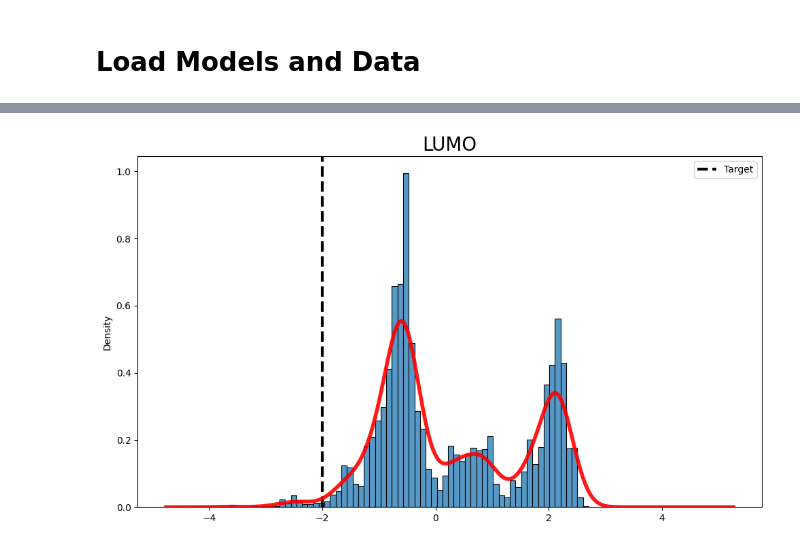
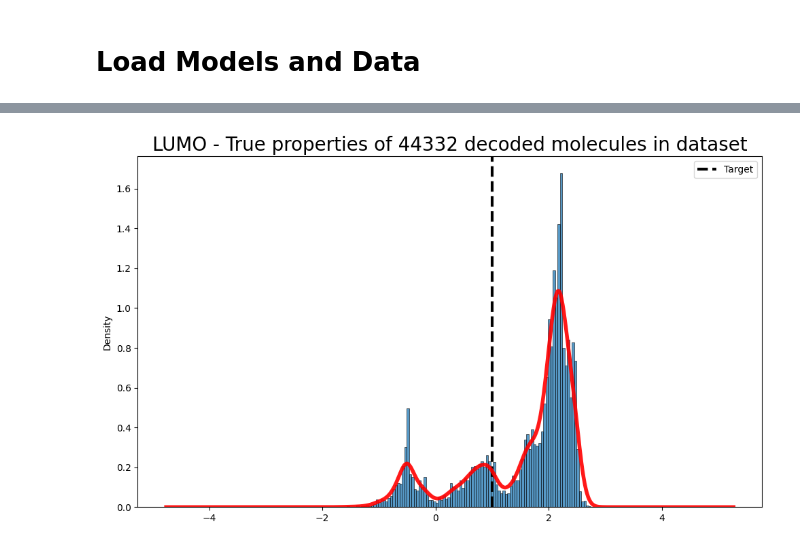
Before and after one commit to pkmtum/Molecular_Generative_Modeling, a Jupyter notebook: source/eval_inverse_design.ipynb, the cells around one changed output, grey strips where cells are left out. Saved outputs shown, nothing was run; the diff lists cells and outputs as text; code cells hidden in the pictures.

Commit message:
Add mixture model notebook

```diff
--- a/source/eval_inverse_design.ipynb
+++ b/source/eval_inverse_design.ipynb
@@ -28,20 +28,20 @@ device = torch.device('cuda' if torch.cuda.is_available() else 'cpu')
 
 # old: ./checkpoints/graph_vae_20240416_221922.pt  homo,lumo,r2
 # ./checkpoints/graph_vae_20240502_125508.pt homo,lumo,r2
-model = GraphVAE.from_pretrained(checkpoint_path="./checkpoints/graph_vae_20240508_221500.pt").to(device)
+model = GraphVAE.from_pretrained(checkpoint_path="./checkpoints/graph_vae_20240509_193342.pt").to(device)
 model.eval()
 # old: ./checkpoints/graph_vae_20240416_225315.pt
-#model_split = GraphVAE.from_pretrained(checkpoint_path="./checkpoints/graph_vae_20240508_153248.pt").to(device)
-#model_split.eval()
+model_split = GraphVAE.from_pretrained(checkpoint_path="./checkpoints/graph_vae_20240509_211646.pt").to(device)
+model_split.eval()
 
-#model = model_split
+model = model_split
 
 include_hydrogen = False
 
 prop_norm_df = create_or_load_property_norm_df()
 
 # create dataset and dataloaders
-dataset = create_qm9_dataset(
+dataset = create_qm9_graph_vae_dataset(
     device=device,
     include_hydrogen=False,
     refresh_data_cache=False,
@@ -83,7 +83,7 @@ for i, property in enumerate(model.properties):
 
     sns.histplot(data, bins=512, kde=False, stat='density', ax=axes[i])
     axes[i].plot(x_d, density, color='red', linewidth=4, alpha=0.9)
-    axes[i].set_title(property.upper(), fontsize=20)
+    axes[i].set_title(f"{property.upper()} - Dataset", fontsize=20)
 
 plt.tight_layout()
 plt.show()
@@ -94,7 +94,7 @@ import pyro
 import pyro.distributions as dist
 from pyro.infer import MCMC, NUTS
 
-y_target = torch.tensor(data=[-2], device=device).unsqueeze(0)
+y_target = torch.tensor(data=[1], device=device).unsqueeze(0)
 #y_target = torch.tensor(data=[-8.1, -1.98, 1628.67], device=device).unsqueeze(0)
 #y_target = torch.tensor(data=[-5, -3, 800], device=device).unsqueeze(0)
 y_target_norm = model.normalize_properties(y=y_target)
@@ -179,29 +188,29 @@ print(dataset_mol_count)
 # %%
 y_samples = torch.cat(y_sample_list, dim=0)
 num_properties = len(model.properties)
 
 fig, axes = plt.subplots(nrows=1, ncols=num_properties, figsize=(10 * num_properties, 6))
 if num_properties == 1:
     axes = [axes]
 
 density_sampled_list = []
 for i, property in enumerate(model.properties):
     data = y_samples[:, i].cpu().numpy()
     kde = gaussian_kde(data)
     x_d = x_d_list[i]
     density = kde(x_d)
     density_sampled_list.append(density)
 
-    sns.histplot(data, bins=64, kde=False, stat='density', ax=axes[i])
+    sns.histplot(data, bins=128, kde=False, stat='density', ax=axes[i])
     axes[i].axvline(y_target[:, i].cpu().numpy(), color='k', linestyle='dashed', linewidth=3, label="Target")
     axes[i].plot(x_d, density, color='red', linewidth=4, alpha=0.9)
-    axes[i].set_title(property.upper(), fontsize=20)
+    axes[i].set_title(f"{property.upper()} - True properties of {dataset_mol_count} decoded molecules in dataset", fontsize=20)
     axes[i].legend()
 
 plt.tight_layout()
 plt.show()
 # %% [output]
-[figure, old version]
+[figure, new version]
 # %%
 # plot relative density
 num_properties = len(model.properties)
```
Also changed, not shown: parts of 5 cells of this notebook, 6 other files.
